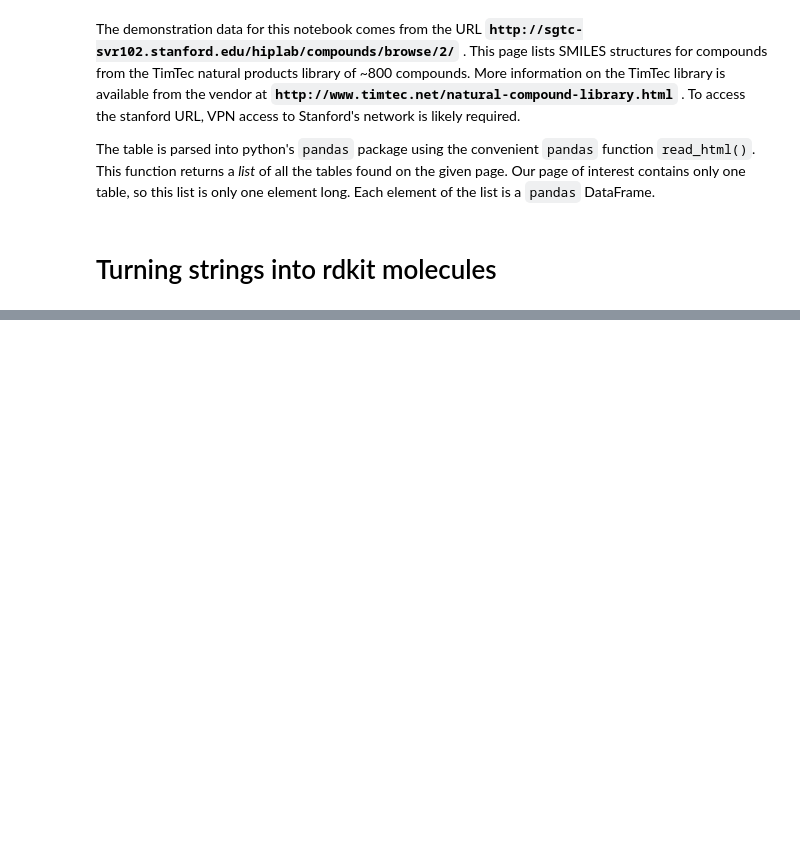
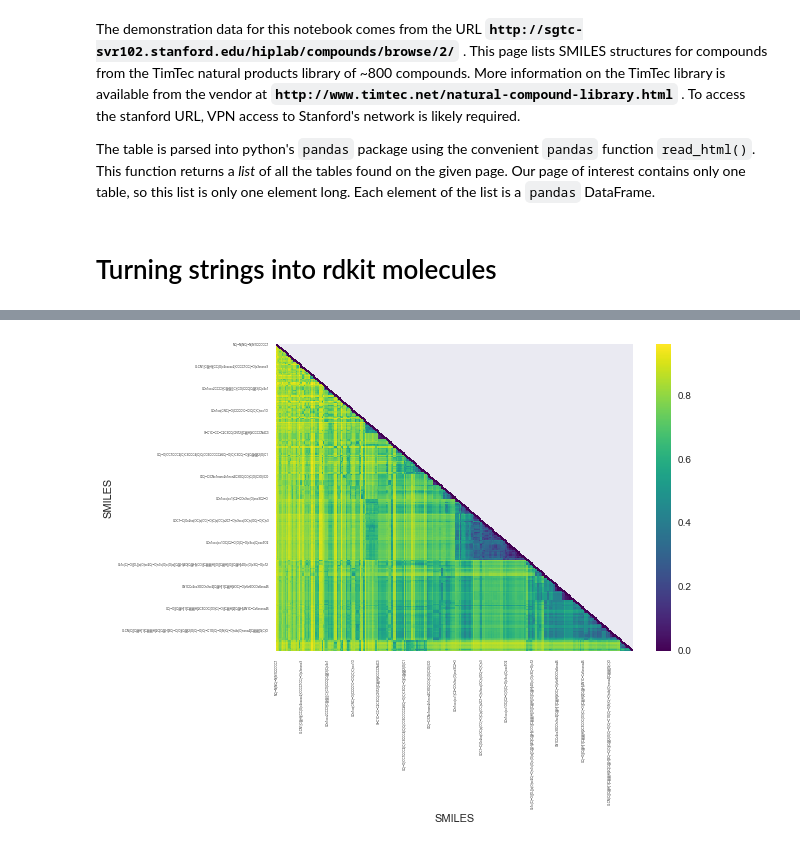
Before and after one commit to tentrillion/ipython_notebooks, a Jupyter notebook: analyzing_structures_of_SGTC_compound_libraries.ipynb, the cells around one changed output, grey strips where cells are left out. Cells and saved outputs as stored; diff of their text form; code cells hidden in the pictures; blank space fills up the shorter version.

```diff
--- a/analyzing_structures_of_SGTC_compound_libraries.ipynb
+++ b/analyzing_structures_of_SGTC_compound_libraries.ipynb
@@ -113,0 +115,12 @@ for counter, index in enumerate(first_twenty_indices):
+# %%
+# reorder dist_df according to clustering results
+new_order = dendrogram['ivl']
+
+# reorder both rows and columns
+reordered_dist_df = dist_df[new_order].reindex(new_order)
+
+# plot again
+ax = sns.heatmap(reordered_dist_df, mask=mask, cmap = cm.viridis, xticklabels=20, yticklabels=20)
+ax.tick_params(axis='both', which='major', labelsize=3)
+# %% [output]
+[figure, added]
```
Also changed, not shown: parts of 22 cells of this notebook.
